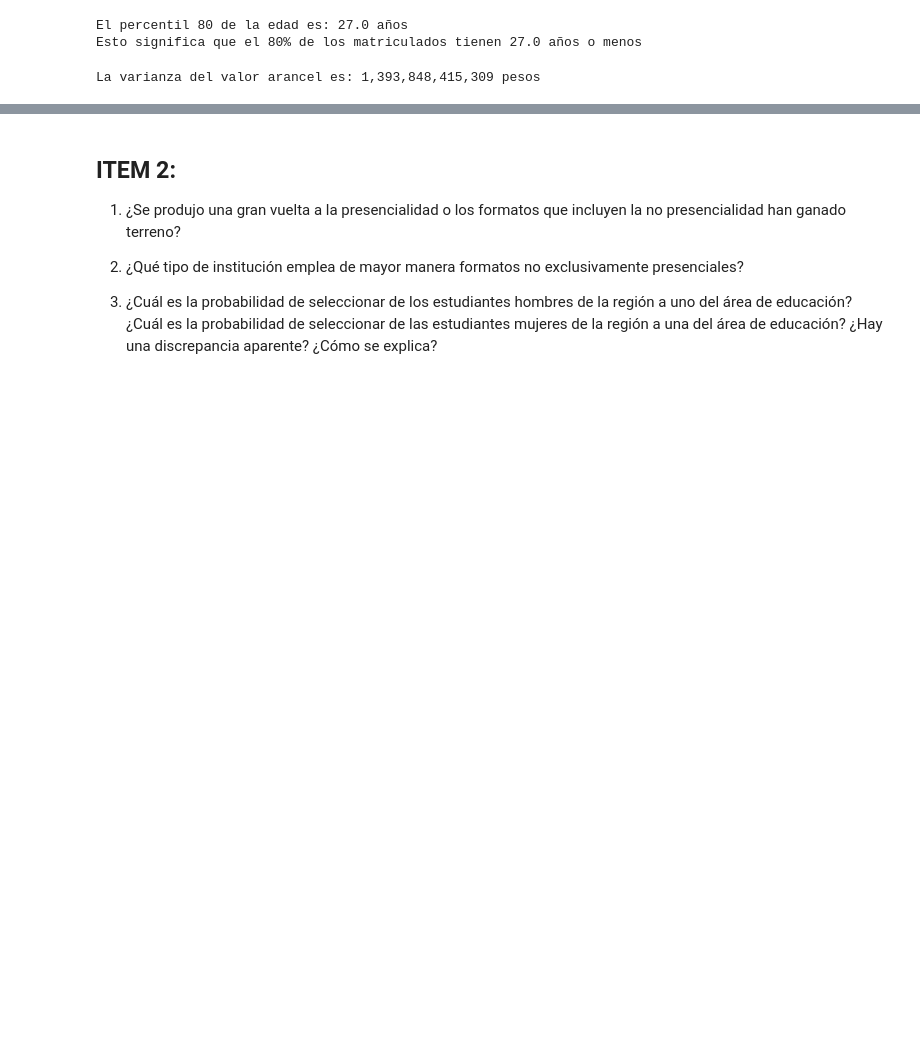
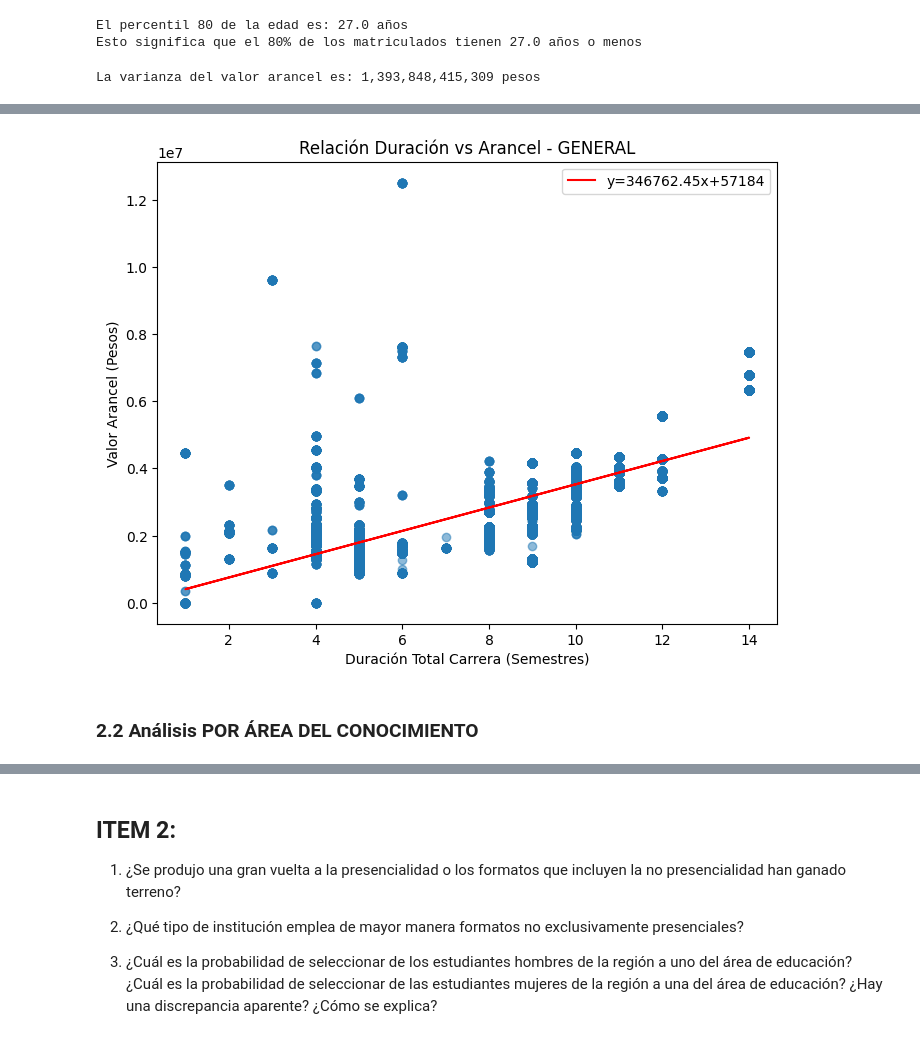
Before and after one commit to VincentiusFarenden/Estadistica-Descriptiva, a Jupyter notebook: TRABAJO TALLER SEMESTRAL/Trabajo_Practico.ipynb, the cells around one changed output, grey strips where cells are left out. Drawn from its saved outputs; the diff is of its cells as text; code cells hidden in the pictures; blank space fills up the shorter version.

```diff
--- a/TRABAJO TALLER SEMESTRAL/Trabajo_Practico.ipynb
+++ b/TRABAJO TALLER SEMESTRAL/Trabajo_Practico.ipynb
@@ -876,0 +1088,16 @@ La varianza del valor arancel es: 1,393,848,415,309 pesos
+# %%
+# Gráfico
+fig, ax = plt.subplots(figsize=(8, 6))
+ax.scatter(v_indep_dur, v_depen_dur, alpha=0.5)
+ax.plot(v_indep_dur, pendiente_dur * v_indep_dur + intercepto_dur, 'r-',
+        label=f'y={pendiente_dur:.2f}x+{intercepto_dur:.0f}')
+
+ax.set_title('Relación Duración vs Arancel - GENERAL')
+ax.set_xlabel('Duración Total Carrera (Semestres)')
+ax.set_ylabel('Valor Arancel (Pesos)')
+ax.legend()
+plt.show()
+# %% [output]
+[figure, added]
+# %% [markdown]
+### 2.2 Análisis POR ÁREA DEL CONOCIMIENTO
```
Also changed, not shown: parts of 65 cells of this notebook, 1 other file.
